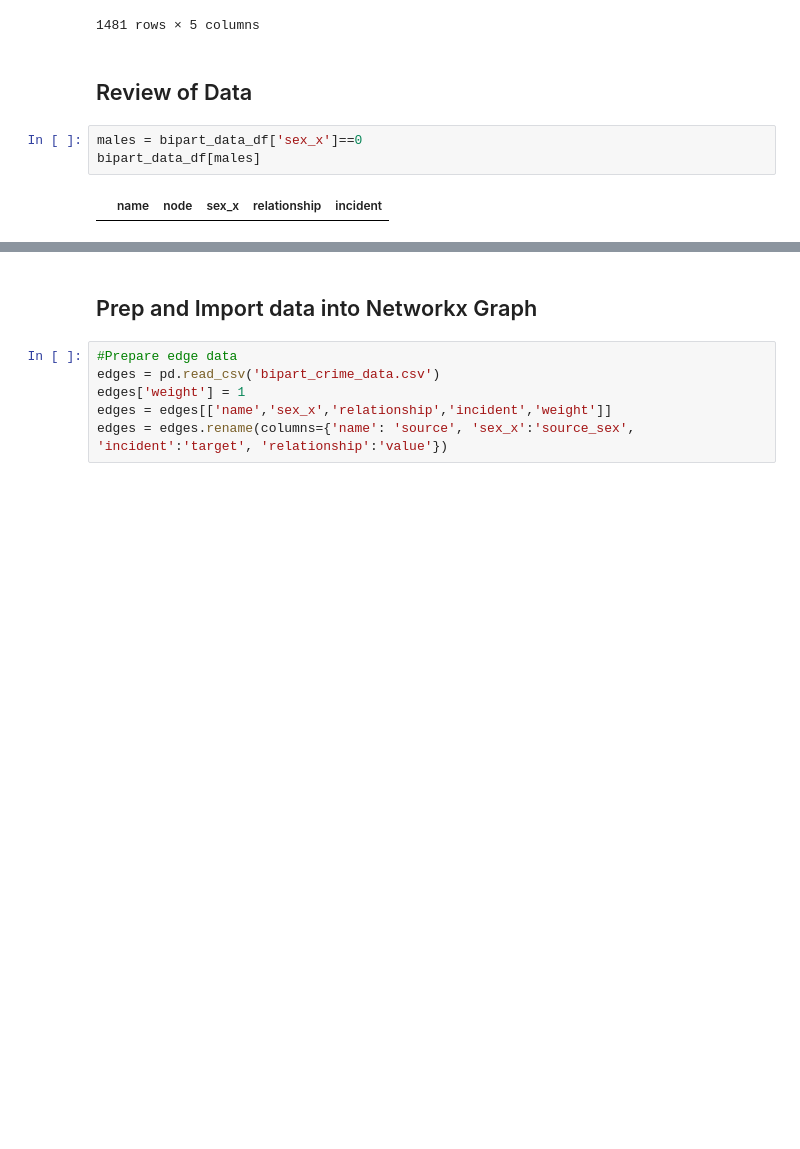
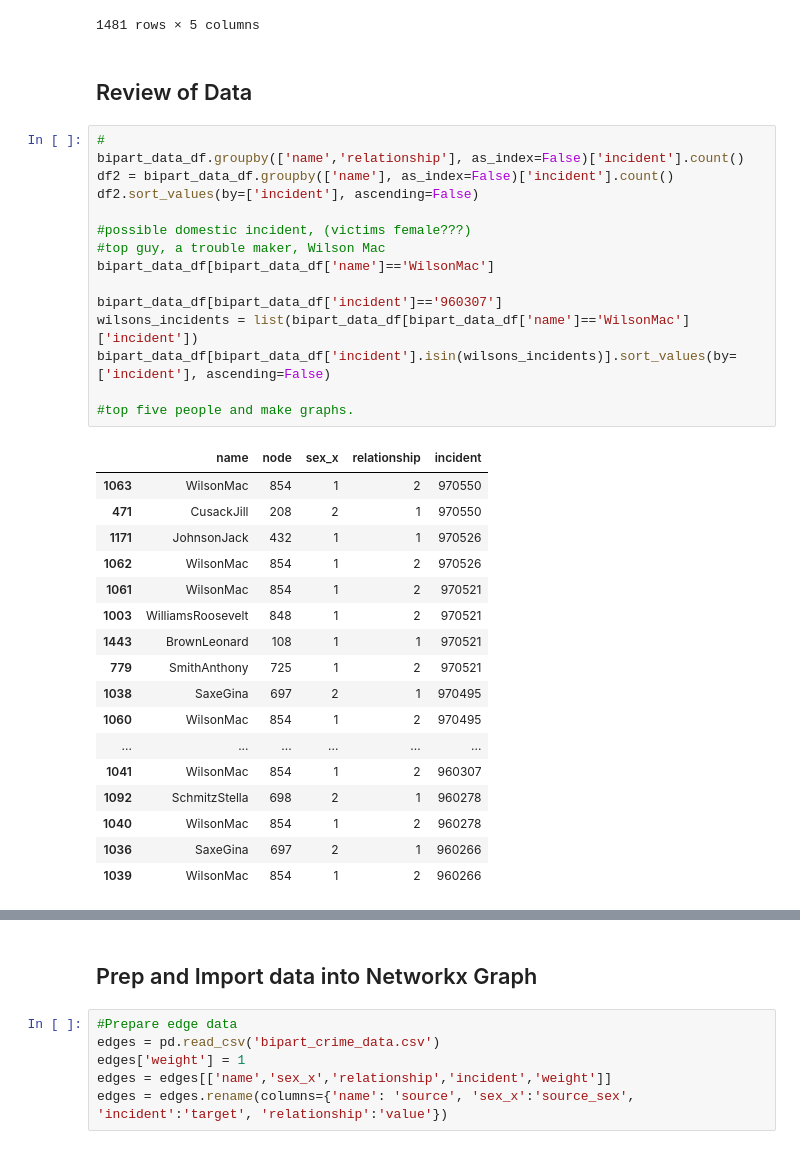
Before and after one commit to WillieDavonSmalls/KJW_CUNY_DATA_620, a Jupyter notebook: KJW_Project2_DS620/data/project2_data_wrangling.ipynb, the cells around one changed output, grey strips where cells are left out. Drawn from its saved outputs; the diff is of its cells as text; blank space fills up the shorter version.

```diff
--- a/KJW_Project2_DS620/data/project2_data_wrangling.ipynb
+++ b/KJW_Project2_DS620/data/project2_data_wrangling.ipynb
@@ -261,8 +261,36 @@ bipart_data_df
 1481 rows × 5 columns
 # %% [markdown]
 ## Review of Data
-# %%
-males = bipart_data_df['sex_x']==0
-bipart_data_df[males]
-# %% [output]
-|  | name | node | sex_x | relationship | incident |
+# %%
+#
+bipart_data_df.groupby(['name','relationship'], as_index=False)['incident'].count()
+df2 = bipart_data_df.groupby(['name'], as_index=False)['incident'].count()
+df2.sort_values(by=['incident'], ascending=False)
+
+#possible domestic incident, (victims female???)
+#top guy, a trouble maker, Wilson Mac
+bipart_data_df[bipart_data_df['name']=='WilsonMac']
+
+bipart_data_df[bipart_data_df['incident']=='960307']
+wilsons_incidents = list(bipart_data_df[bipart_data_df['name']=='WilsonMac']['incident'])
+bipart_data_df[bipart_data_df['incident'].isin(wilsons_incidents)].sort_values(by=['incident'], ascending=False)
+
+#top five people and make graphs.
+# %% [output]
+|  | name | node | sex_x | relationship | incident |
+| 1063 | WilsonMac | 854 | 1 | 2 | 970550 |
+| 471 | CusackJill | 208 | 2 | 1 | 970550 |
+| 1171 | JohnsonJack | 432 | 1 | 1 | 970526 |
+| 1062 | WilsonMac | 854 | 1 | 2 | 970526 |
+| 1061 | WilsonMac | 854 | 1 | 2 | 970521 |
+| 1003 | WilliamsRoosevelt | 848 | 1 | 2 | 970521 |
+| 1443 | BrownLeonard | 108 | 1 | 1 | 970521 |
+| 779 | SmithAnthony | 725 | 1 | 2 | 970521 |
+| 1038 | SaxeGina | 697 | 2 | 1 | 970495 |
+| 1060 | WilsonMac | 854 | 1 | 2 | 970495 |
+| ... | ... | ... | ... | ... | ... |
+| 1041 | WilsonMac | 854 | 1 | 2 | 960307 |
+| 1092 | SchmitzStella | 698 | 2 | 1 | 960278 |
+| 1040 | WilsonMac | 854 | 1 | 2 | 960278 |
+| 1036 | SaxeGina | 697 | 2 | 1 | 960266 |
+| 1039 | WilsonMac | 854 | 1 | 2 | 960266 |
```
Also changed, not shown: parts of 7 cells of this notebook.
